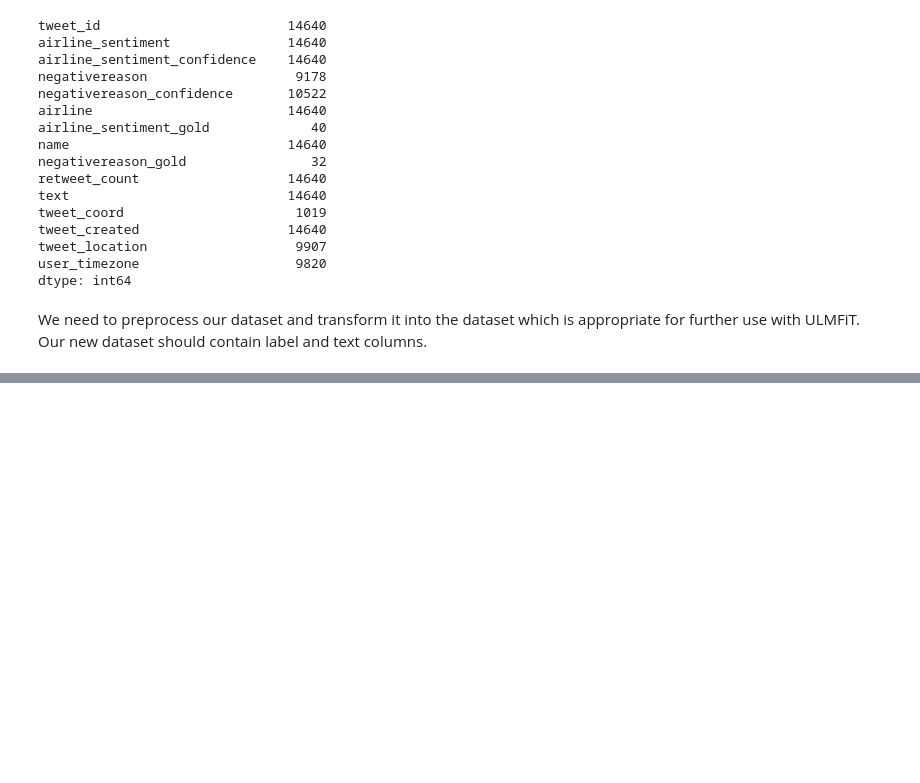
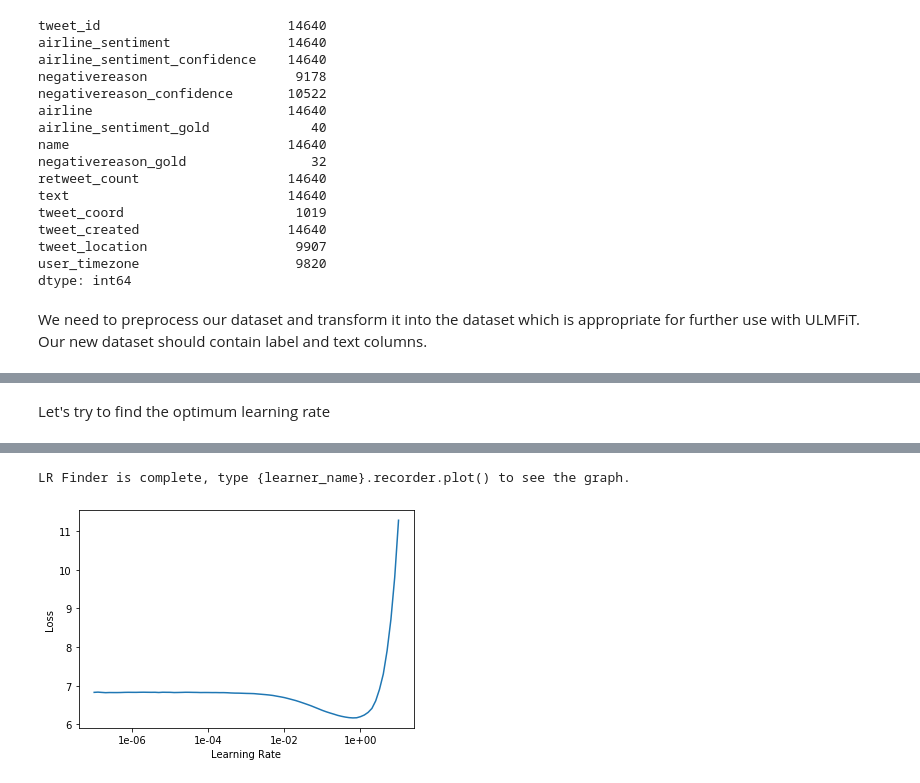
Before and after one commit to AlekseiMikhalev/Data-Science-Projects, a Jupyter notebook: ULMFiT_Twitter Sentiment Analysis.ipynb, the cells around one changed output, grey strips where cells are left out. Drawn from its saved outputs; the diff is of its cells as text; code cells hidden in the pictures; blank space fills up the shorter version.

```diff
--- a/ULMFiT_Twitter Sentiment Analysis.ipynb
+++ b/ULMFiT_Twitter Sentiment Analysis.ipynb
@@ -133,0 +101,5 @@ data_clas = TextClasDataBunch.from_df(path = "", train_df = df_trn, valid_df = d
+# %%
+# Define the path for train and test data
+path = Path('/content/')
+train.to_csv(path/'train.csv', index=False, header=False)
+test.to_csv(path/'test.csv', index=False, header=False)
@@ -133,0 +124,3 @@ data_clas = TextClasDataBunch.from_df(path = "", train_df = df_trn, valid_df = d
+# %%
+# Language model data
+data_lm = TextLMDataBunch.from_csv(path, 'train.csv', min_freq=1)
@@ -134,17 +139,5 @@ data_clas = TextClasDataBunch.from_df(path = "", train_df = df_trn, valid_df = d
 # %%
-'''Fine-Tuning the Pre-Trained Model and Making Predictions
-We can use the data_lm object we created earlier to fine-tune a pre-trained language model. We can create a learner object, ‘learn’, that will directly create a model, download the pre-trained weights, and be ready for fine-tuning:
+# Use the data_lm object we created earlier to fine-tune a pre-trained language model.
+# Creating learner object, ‘learn’, that will directly create a model, download the pre-trained weights, and be ready for fine-tuning:
 
-learn = language_model_learner(data_lm, pretrained_model=URLs.WT103, drop_mult=0.7)'''
+learn = language_model_learner(data_lm, arch=AWD_LSTM, drop_mult=0.1)
-# %%
-'''We will save this encoder to use it for classification later.
-
-learn.save_encoder('ft_enc')
-Let’s now use the data_clas object we created earlier to build a classifier with our fine-tuned encoder.
-
-learn = text_classifier_learner(data_clas, drop_mult=0.7)
-learn.load_encoder('ft_enc')
-
-We will again try to fit our model.
-
-learn.fit_one_cycle(1, 1e-2)'''
@@ -150,0 +165,6 @@ learn.fit_one_cycle(1, 1e-2)'''
+# %% [markdown]
+Let's try to find the optimum learning rate
+# %%
+learn.lr_find(start_lr=1e-8, end_lr=1e2)
+learn.recorder.plot()
+# %% [output]
@@ -151,3 +172,5 @@ learn.fit_one_cycle(1, 1e-2)'''
+LR Finder is complete, type {learner_name}.recorder.plot() to see the graph.
+[figure, added]
 # %%
 '''Wow! We got a whopping increase in the accuracy and even the validation loss is far less than the training loss. It is a pretty outstanding performance on a small dataset. You can even get the predictions for the validation set out of the learner object by using the below code:
 
```
Also changed, not shown: parts of 17 cells of this notebook.
